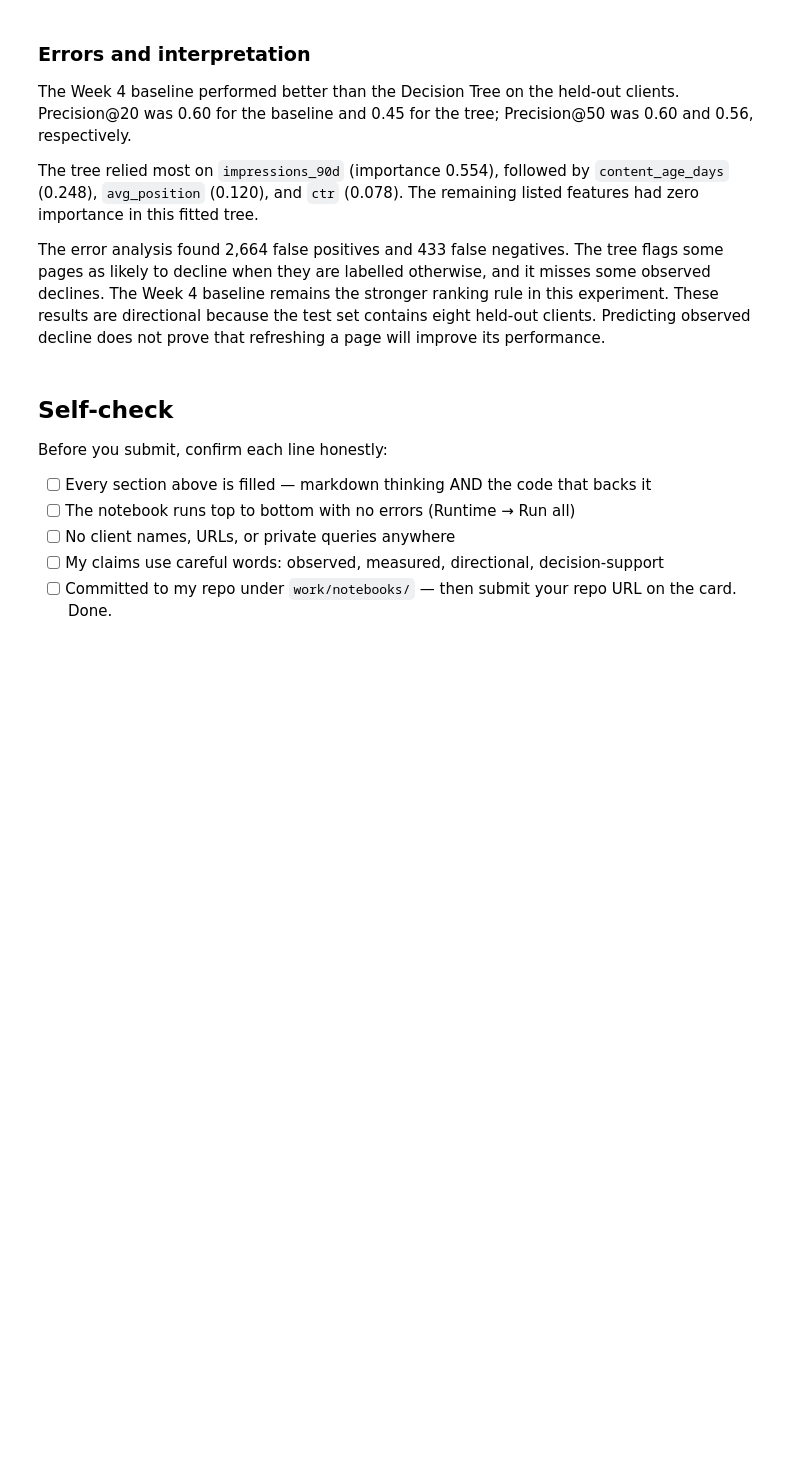
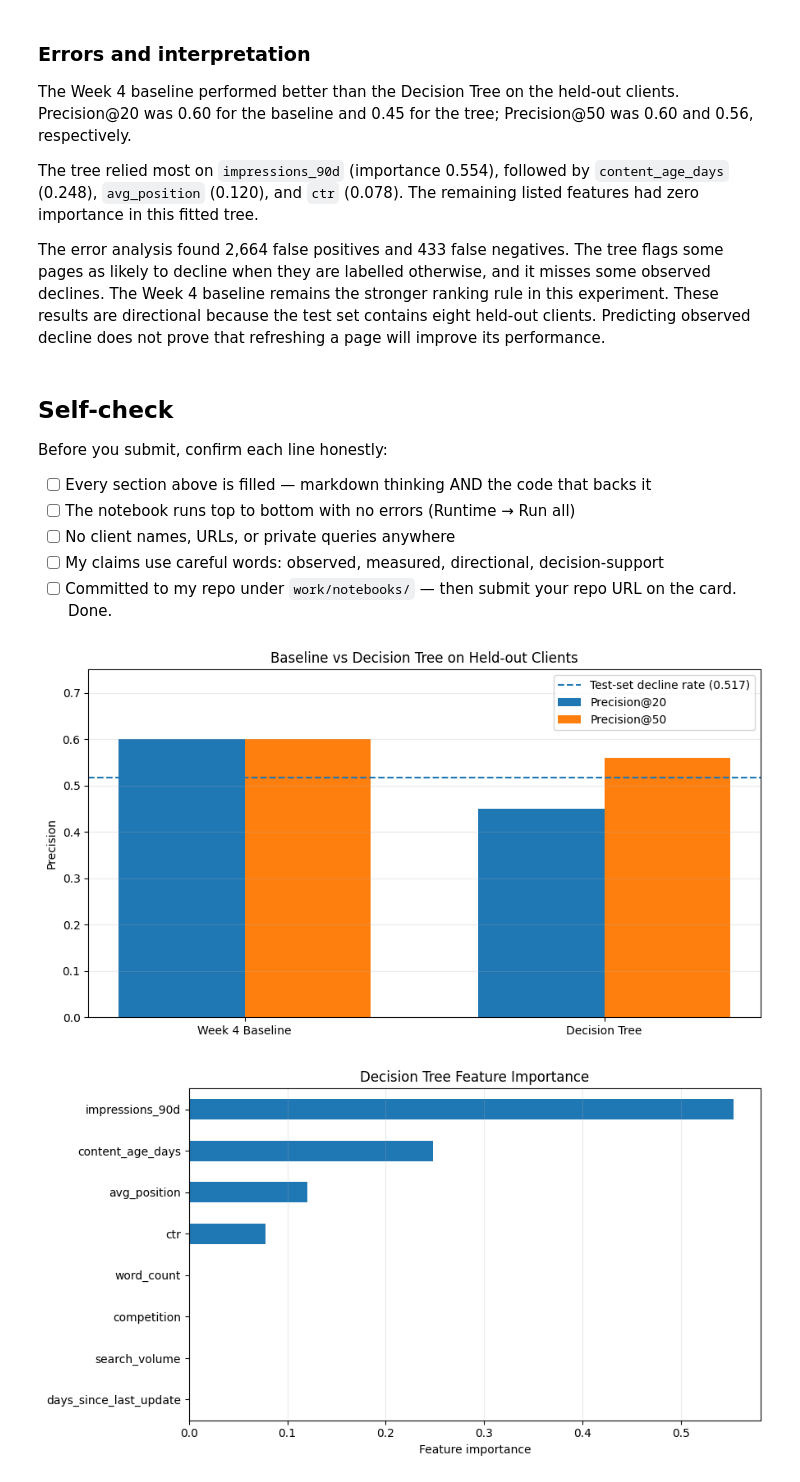
Before and after one commit to sahanabytes/machine-learning-portfolio, a Jupyter notebook: work/notebooks/w05_model.ipynb, the cells around one changed output. Cells and saved outputs as stored; diff of their text form; code cells hidden in the pictures; blank space fills up the shorter version.

```diff
--- a/work/notebooks/w05_model.ipynb
+++ b/work/notebooks/w05_model.ipynb
@@ -277,3 +279,83 @@ Before you submit, confirm each line honestly:
 - [ ] No client names, URLs, or private queries anywhere
 - [ ] My claims use careful words: observed, measured, directional, decision-support
 - [ ] Committed to my repo under `work/notebooks/` — then submit your repo URL on the card. Done.
+# %%
+import os
+import matplotlib.pyplot as plt
+import numpy as np
+
+# Save charts inside the GitHub repository's work/figures folder.
+os.makedirs("../figures", exist_ok=True)
+
+# Figure 1: Baseline vs Decision Tree
+methods = ["Week 4 Baseline", "Decision Tree"]
+p20 = [0.60, 0.45]
+p50 = [0.60, 0.56]
+
+x = np.arange(len(methods))
+width = 0.35
+
+fig, ax = plt.subplots(figsize=(9, 5))
+ax.bar(x - width/2, p20, width, label="Precision@20")
+ax.bar(x + width/2, p50, width, label="Precision@50")
+ax.axhline(0.517, linestyle="--", label="Test-set decline rate (0.517)")
+
+ax.set_ylabel("Precision")
+ax.set_title("Baseline vs Decision Tree on Held-out Clients")
+ax.set_xticks(x)
+ax.set_xticklabels(methods)
+ax.set_ylim(0, 0.75)
+ax.legend()
+ax.grid(axis="y", alpha=0.25)
+
+plt.tight_layout()
+plt.savefig("../figures/figure1_model_comparison.png", dpi=300)
+plt.show()
+
+
+# Figure 2: Feature importance
+importance = pd.Series(
+    model.feature_importances_,
+    index=feature_cols
+).sort_values()
+
+fig, ax = plt.subplots(figsize=(9, 5))
+importance.plot(kind="barh", ax=ax)
+ax.set_xlabel("Feature importance")
+ax.set_title("Decision Tree Feature Importance")
+ax.grid(axis="x", alpha=0.25)
+
+plt.tight_layout()
+plt.savefig("../figures/figure2_feature_importance.png", dpi=300)
+plt.show()
+
+
+# Figure 3: Confusion matrix
+from sklearn.metrics import confusion_matrix
+
+cm = confusion_matrix(y_test, model.predict(X_test))
+
+fig, ax = plt.subplots(figsize=(6, 5))
+im = ax.imshow(cm, cmap="Blues")
+
+ax.set_title("Decision Tree Confusion Matrix")
+ax.set_xlabel("Predicted label")
+ax.set_ylabel("Actual label")
+ax.set_xticks([0, 1])
+ax.set_xticklabels(["Not declining", "Declining"])
+ax.set_yticks([0, 1])
+ax.set_yticklabels(["Not declining", "Declining"])
+
+for i in range(2):
+    for j in range(2):
+        ax.text(j, i, f"{cm[i, j]:,}", ha="center", va="center")
+
+fig.colorbar(im, ax=ax, label="Number of pages")
+plt.tight_layout()
+plt.savefig("../figures/figure3_confusion_matrix.png", dpi=300)
+plt.show()
+
+print("All three figures saved successfully.")
+# %% [output]
+[figure, added]
+[figure, added]
```
Also changed, not shown: parts of 2 cells of this notebook.
